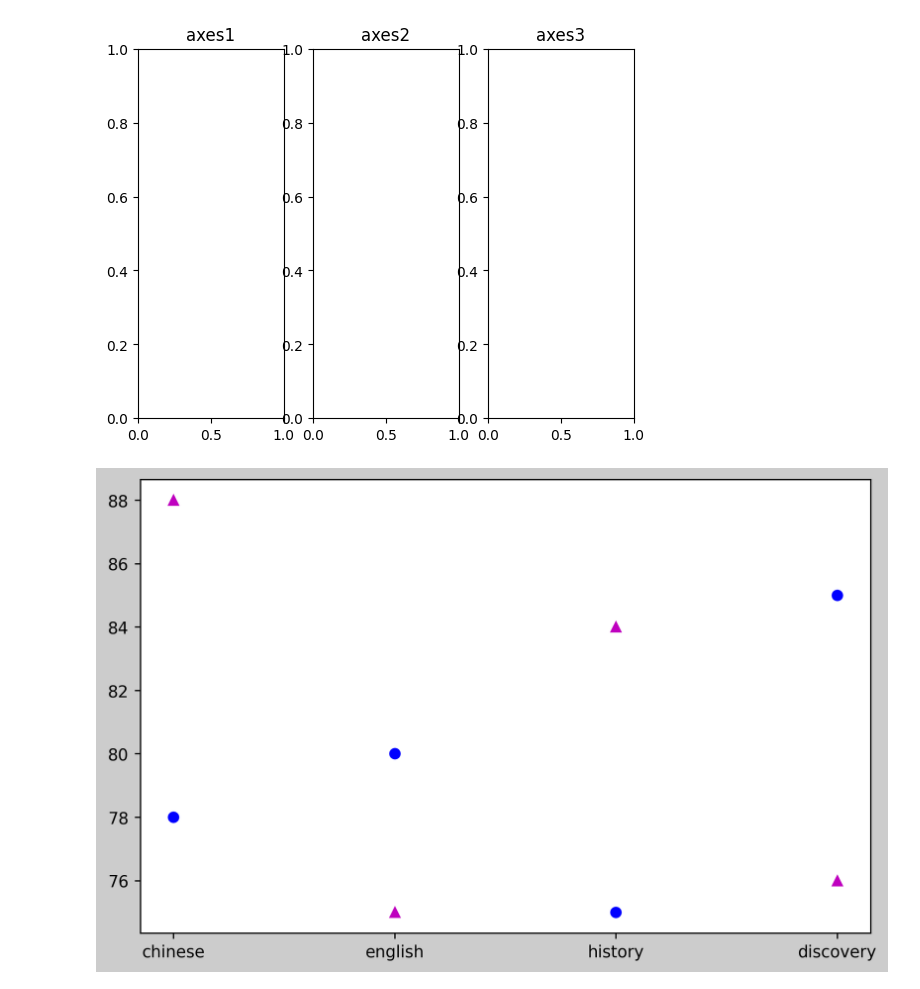
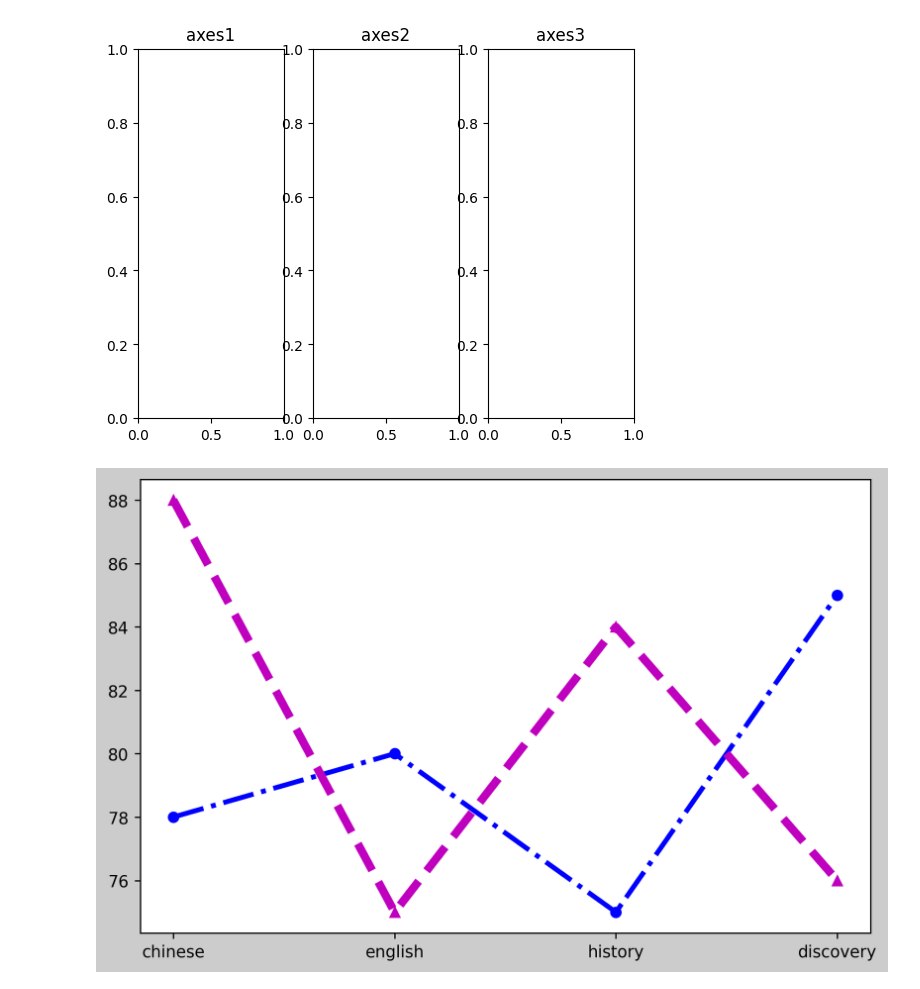
Before and after one commit to avy2wsx/-py-learning, a Jupyter notebook: L11-1.ipynb, the cells around one changed output. Saved outputs shown, nothing was run; the diff lists cells and outputs as text; code cells hidden in the pictures.

```diff
--- a/L11-1.ipynb
+++ b/L11-1.ipynb
@@ -29,19 +29,19 @@ Text(0.5, 1.0, 'axes3')
 # %%
 student1 = {'chinese':78,'english':80,'history':75,'discovery':85}
 student2 = {'chinese':88,'english':75,'history':84,'discovery':76}
 
 subjects = list(student1.keys())
 value1 = list(student1.values())
 value2 = list(student2.values())
 
 figure = plt.figure(figsize=(8.0,5.0),dpi=250.0,facecolor="#cccccc")
 ax =figure.add_subplot()
-ax.plot(subjects,value1,'bo',lw=3)
-ax.plot(subjects,value2,'m^',lw=5)
+ax.plot(subjects,value1,'b-.o',lw=3)
+ax.plot(subjects,value2,'m--^',lw=5)
 
 plt.show()
 # %% [output]
-[figure, old version]
+[figure, new version]
 # %%
 student1 = {'chinese':78,'english':80,'history':75,'discovery':85}
 student2 = {'chinese':88,'english':75,'history':84,'discovery':66}
```
